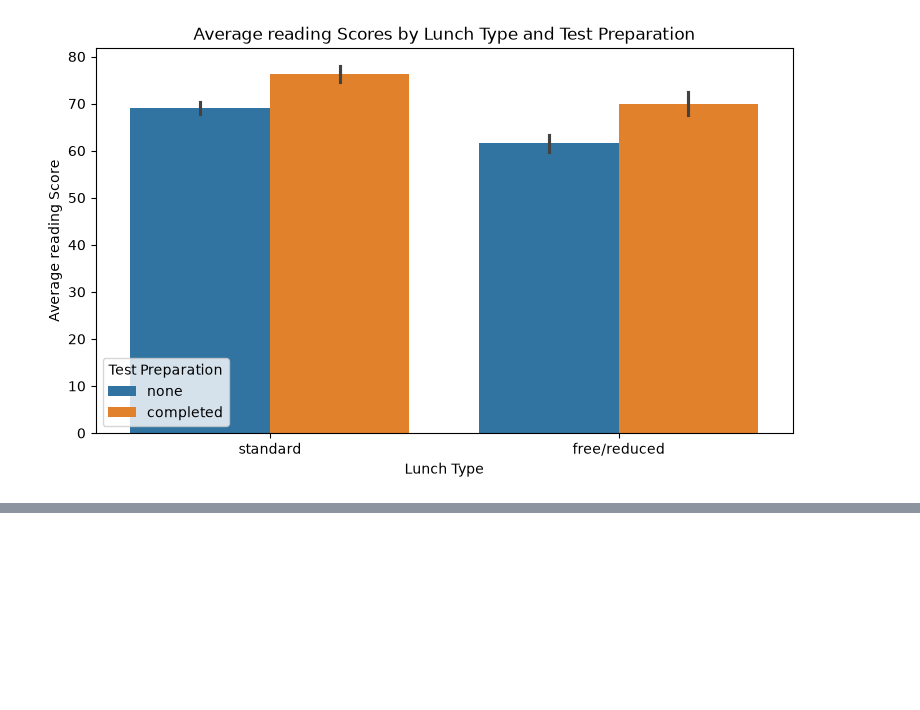
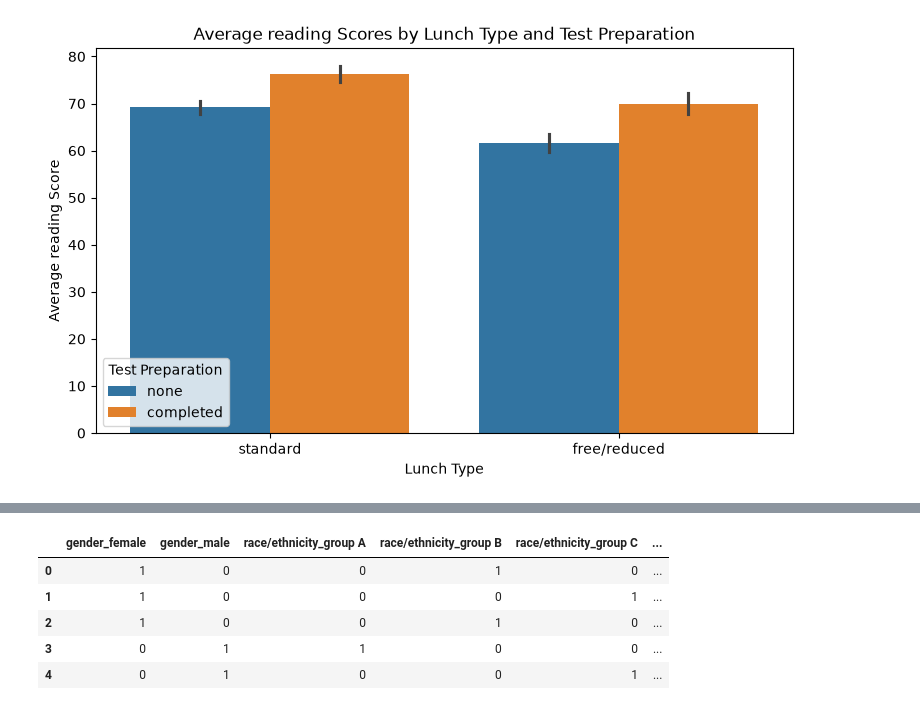
Before and after one commit to kiptochmike/student-exam-performance-eda, a Jupyter notebook: student.ipynb, the cells around one changed output, grey strips where cells are left out. Saved outputs shown, nothing was run; the diff lists cells and outputs as text; code cells hidden in the pictures; blank space fills up the shorter version.

```diff
--- a/student.ipynb
+++ b/student.ipynb
@@ -985,0 +998,12 @@ plt.show()
+# %%
+# Define the input features (X)
+
+X = student_data[
+    [
+        'gender',
+        'race/ethnicity',
+        'parental level of education',
+        'lunch',
+        'test preparation course'
+    ]
+]
@@ -985,0 +1055,15 @@ plt.show()
+# %%
+# Apply One-Hot Encoding to all categorical input features
+
+X_encoded = pd.get_dummies(X, dtype=int)
+
+# Display the first five rows
+
+display(X_encoded.head())
+# %% [output]
+|  | gender_female | gender_male | race/ethnicity_group A | race/ethnicity_group B | race/ethnicity_group C | ... |
+| 0 | 1 | 0 | 0 | 1 | 0 | ... |
+| 1 | 1 | 0 | 0 | 0 | 1 | ... |
+| 2 | 1 | 0 | 0 | 1 | 0 | ... |
+| 3 | 0 | 1 | 1 | 0 | 0 | ... |
+| 4 | 0 | 1 | 0 | 0 | 1 | ... |
```
Also changed, not shown: parts of 30 cells of this notebook.
